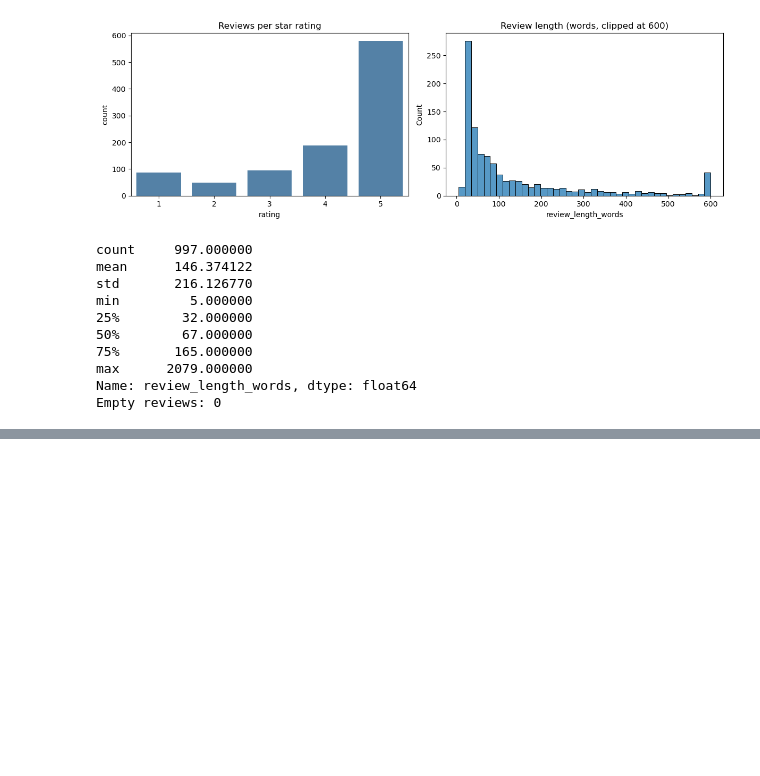
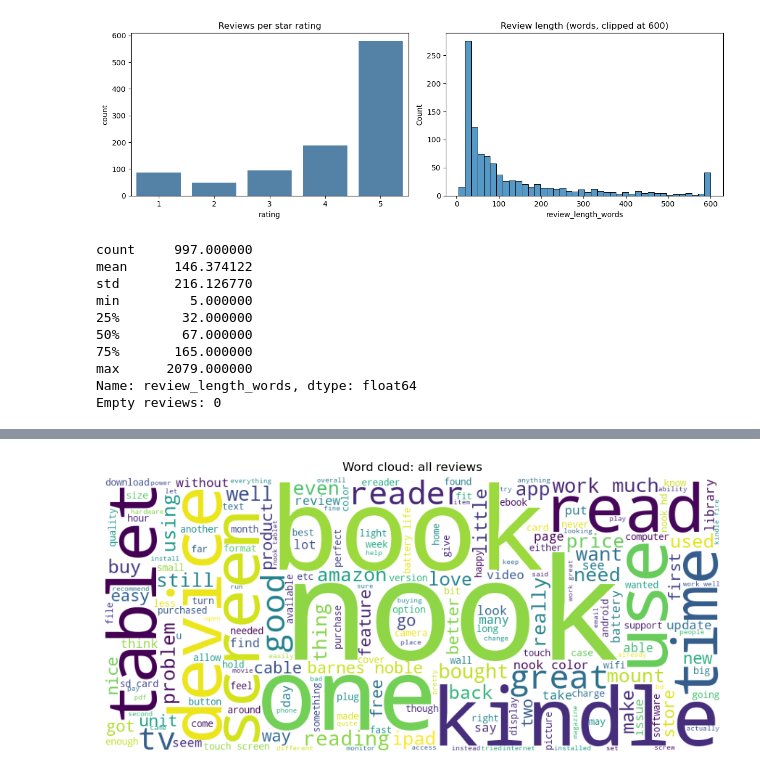
Before and after one commit to Gyrith/Amazon-reviews-NLP-Time-Series-Neural-Networks, a Jupyter notebook: C09_MO8.ipynb, the cells around one changed output, grey strips where cells are left out. Saved outputs shown, nothing was run; the diff lists cells and outputs as text; code cells hidden in the pictures; blank space fills up the shorter version.

```diff
--- a/C09_MO8.ipynb
+++ b/C09_MO8.ipynb
@@ -199,0 +318,6 @@ Empty reviews: 0
+# %%
+from wordcloud import WordCloud
+wc = WordCloud(width=900, height=400, background_color='white').generate(' '.join(all_tokens))
+plt.figure(figsize=(11, 5)); plt.imshow(wc); plt.axis('off'); plt.title('Word cloud: all reviews'); plt.show()
+# %% [output]
+[figure, added]
```
Also changed, not shown: parts of 10 cells of this notebook.
